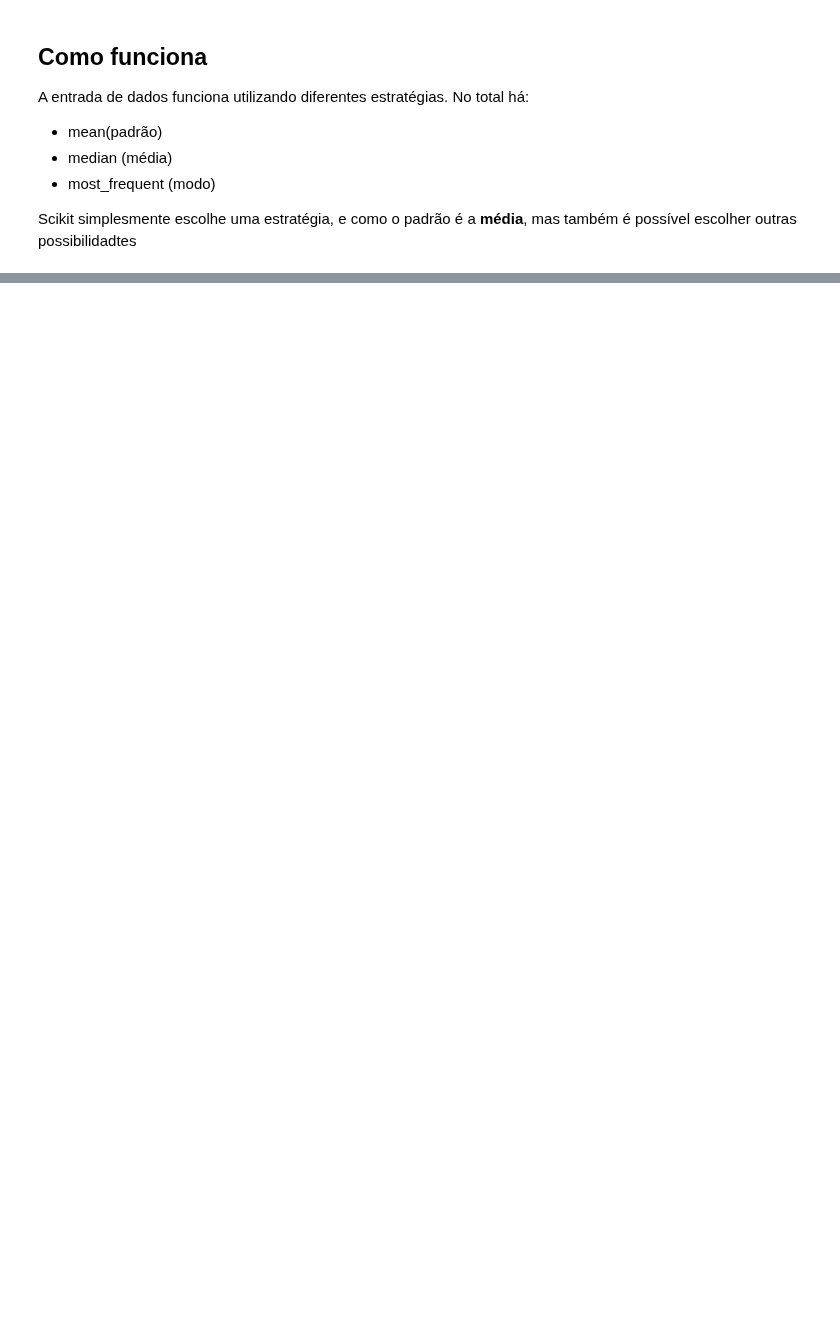
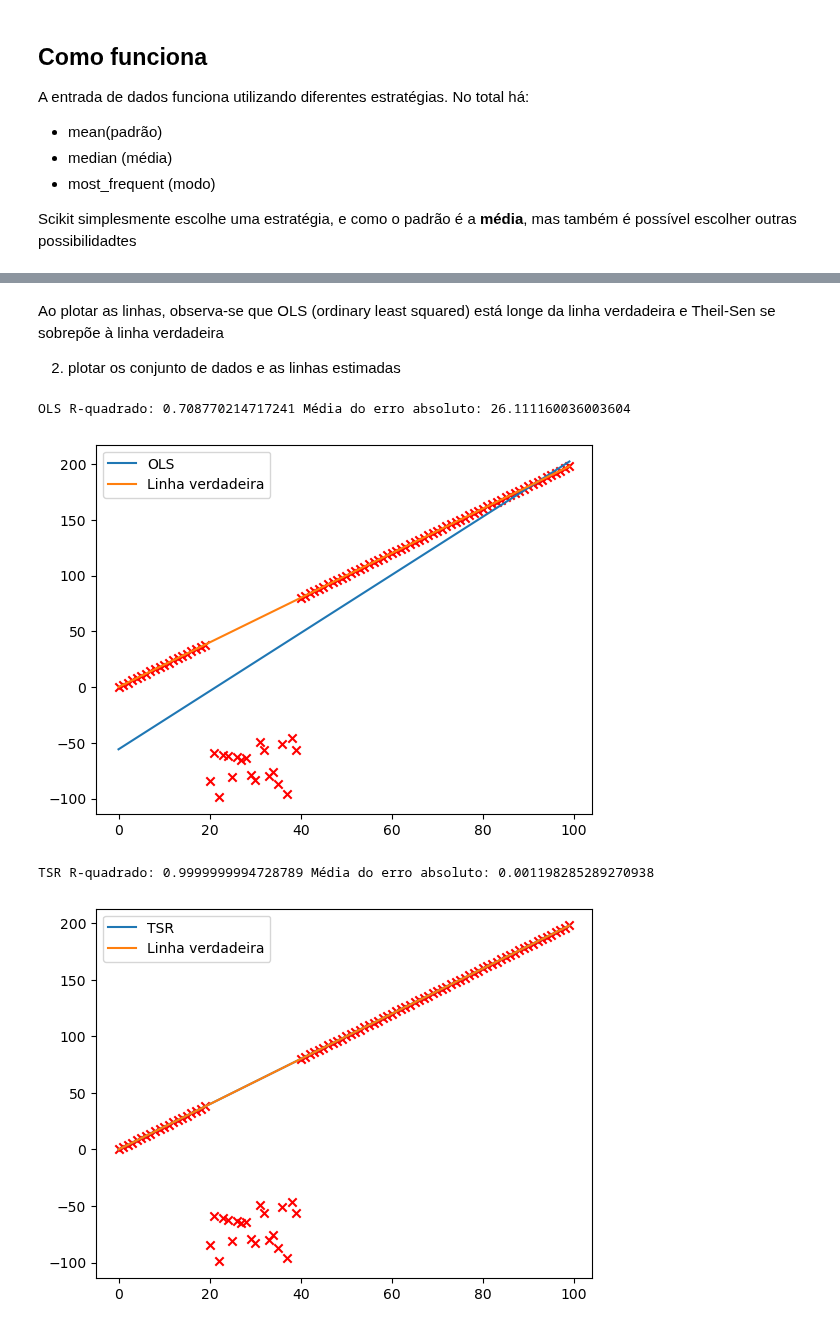
Before and after one commit to samirsaravia/AL-Calc, a Jupyter notebook: ML/scikit-learn/scikit_3.ipynb, the cells around one changed output, grey strips where cells are left out. Cells and saved outputs as stored; diff of their text form; code cells hidden in the pictures; blank space fills up the shorter version.

```diff
--- a/ML/scikit-learn/scikit_3.ipynb
+++ b/ML/scikit-learn/scikit_3.ipynb
@@ -481,0 +581,18 @@ array([[5.8, 3.5, 1.4, 1.3],
+# %% [markdown]
+Ao plotar as linhas, observa-se que OLS (ordinary least squared) está longe da linha verdadeira e Theil-Sen se sobrepõe à linha verdadeira
+
+2. plotar os conjunto de dados e as linhas estimadas
+# %%
+for num_index, est in enumerate(named_estimators):
+    y_pred = est[1].fit(x_vals.reshape(-1,1), y_noisy).predict(x_vals.reshape(-1,1))
+    print(f"{est[0]} R-quadrado: {r2_score(y_truths, y_pred)} Média do erro absoluto: {mean_absolute_error(y_truths, y_pred)}")
+    plt.plot(x_vals, y_pred, label=est[0])
+    plt.plot(x_vals, y_truths, label="Linha verdadeira")
+    plt.scatter(x_vals, y_noisy, marker='x', color='red')
+    plt.legend(loc='upper left')
+    plt.show()
+# %% [output]
+OLS R-quadrado: 0.708770214717241 Média do erro absoluto: 26.111160036003604
+[figure, added]
+TSR R-quadrado: 0.9999999994728789 Média do erro absoluto: 0.001198285289270938
+[figure, added]
```
Also changed, not shown: parts of 28 cells of this notebook, 1 other file.
